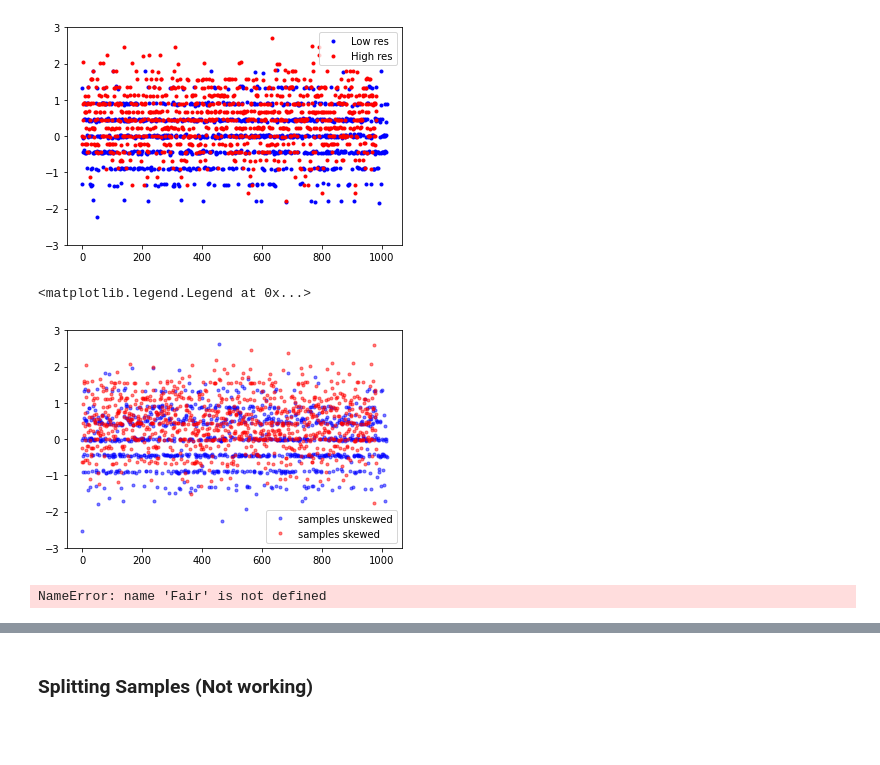
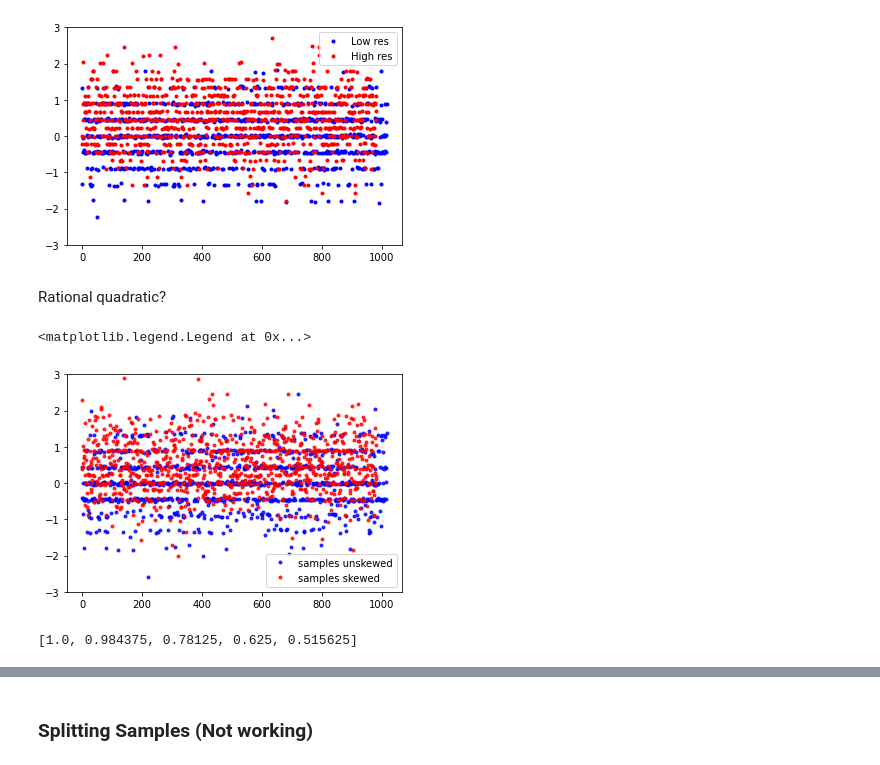
Before and after one commit to jtamanas/FNF4HEP, a Jupyter notebook: galton.ipynb, the cells around one changed output, grey strips where cells are left out. Cells and saved outputs as stored; diff of their text form; code cells hidden in the pictures; blank space fills up the shorter version.

```diff
--- a/galton.ipynb
+++ b/galton.ipynb
@@ -479,16 +480,18 @@ plt.legend()
 # %% [output]
 <matplotlib.legend.Legend at 0x...>
 [figure]
+# %% [markdown]
+Rational quadratic?
 # %%
 samples = probability_flow._sample(num_samples=1, context=labels_test.unsqueeze(1))
 # %%
-plt.plot(samples.squeeze().detach().numpy()[labels_test.squeeze().numpy()==1], 'b.', alpha=0.5, label="samples unskewed")
-plt.plot(samples.squeeze().detach().numpy()[labels_test.squeeze().numpy()==0], 'r.', alpha=0.5, label="samples skewed")
+plt.plot(samples.squeeze().detach().numpy()[labels_test.squeeze().numpy()==1], 'b.', alpha=0.8, label="samples unskewed")
+plt.plot(samples.squeeze().detach().numpy()[labels_test.squeeze().numpy()==0], 'r.', alpha=0.8, label="samples skewed")
 plt.ylim(-3, 3)
 plt.legend()
 # %% [output]
 <matplotlib.legend.Legend at 0x...>
-[figure, old version]
+[figure, new version]
 # %%
 gamma = 0.5
 Fair = BinaryFair(data_dim=data_train.shape[-1],
@@ -511,6 +532,9 @@ Fair.train()
 for n_step in trange(n_steps):
     data_0, labels_0, context_0 = next(iter(label_0_generator))
     data_1, labels_1, context_1 = next(iter(label_1_generator))
+
+    context_0 = context_0.unsqueeze(1)
+    context_1 = context_1.unsqueeze(1)
 
     optimizer.zero_grad()
 
@@ -524,5 +548,3 @@ for n_step in trange(n_steps):
     loss.backward()
     optimizer.step()
 Fair.eval();
-# %% [output]
-NameError: name 'Fair' is not defined
@@ -528,0 +592,23 @@ NameError: name 'Fair' is not defined
+# %%
+stat_dists=[]
+mu0s_arr=[]
+mu1s_arr=[]
+
+data_0, labels_0 = next(iter(label_0_test_generator))
+data_1, labels_1 = next(iter(label_1_test_generator))
+
+# for fair in Fairs:
+#     stat_dist, mu0s, mu1s = fair.optimal_adversary(data_test[idx], data_test[~idx], context_0=labels_test[idx], context_1=labels_test[~idx], probability_flow=probability_flow)
+#     mu0s_arr.append(mu0s.sum().item()/len(mu0s))
+#     mu1s_arr.append(mu1s.sum().item()/len(mu1s))
+#     stat_dists.append(abs(stat_dist.item()))
+# print(stat_dists)
+
+for fair in Fairs:
+    stat_dist, mu0s, mu1s = fair.optimal_adversary(data_0, data_1, context_0=context_0, context_1=context_1, probability_flow=probability_flow)
+    mu0s_arr.append(mu0s.sum().item()/len(mu0s))
+    mu1s_arr.append(mu1s.sum().item()/len(mu1s))
+    stat_dists.append(abs(stat_dist.item()))
+print(stat_dists)
+# %% [output]
+[1.0, 0.984375, 0.78125, 0.625, 0.515625]
```
Also changed, not shown: parts of 12 cells of this notebook, 1 other file.
